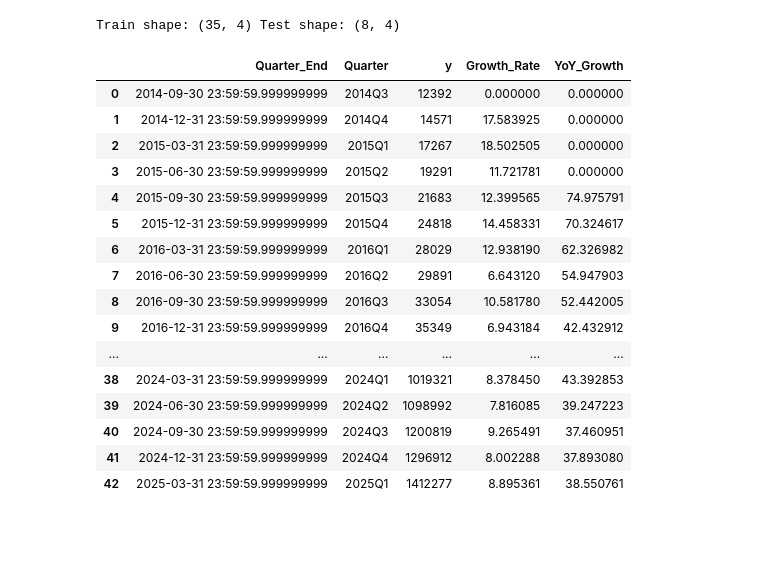
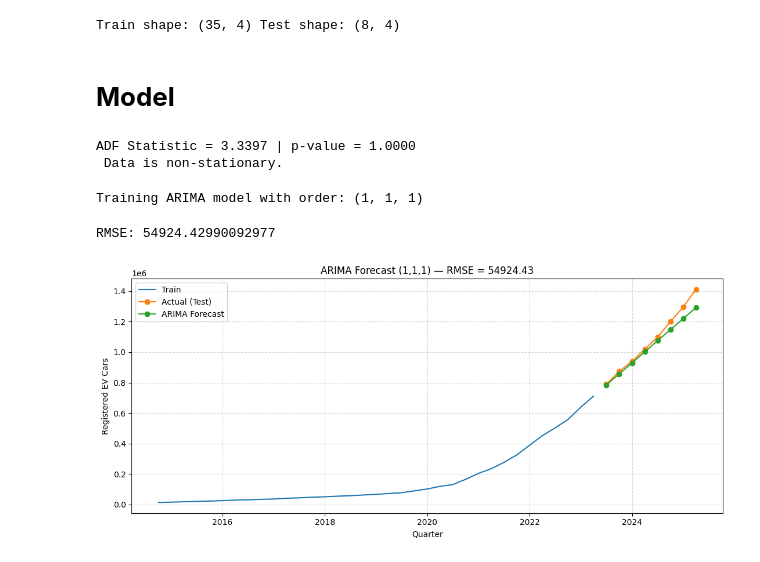
Before and after one commit to vinaykotadiya/ev-adoption-forecast, a Jupyter notebook: ZEV_Forcasting_Time_Series.ipynb, the cells around one changed output. Drawn from its saved outputs; the diff is of its cells as text; code cells hidden in the pictures; blank space fills up the shorter version.

Commit message:
Add machine learning models

```diff
--- a/ZEV_Forcasting_Time_Series.ipynb
+++ b/ZEV_Forcasting_Time_Series.ipynb
@@ -307,27 +311,52 @@ test  = trend_data.iloc[-n_test:].copy()
 print("Train shape:", train.shape, "Test shape:", test.shape)
 # %% [output]
 Train shape: (35, 4) Test shape: (8, 4)
-# %%
-# read the prophet-compatible dataset
-prophet_df = pd.read_csv('prophet_ev.csv')
-
-# display the dataframe
-display(prophet_df)
-# %% [output]
-|  | Quarter_End | Quarter | y | Growth_Rate | YoY_Growth |
-| 0 | 2014-09-30 23:59:59.999999999 | 2014Q3 | 12392 | 0.000000 | 0.000000 |
-| 1 | 2014-12-31 23:59:59.999999999 | 2014Q4 | 14571 | 17.583925 | 0.000000 |
-| 2 | 2015-03-31 23:59:59.999999999 | 2015Q1 | 17267 | 18.502505 | 0.000000 |
-| 3 | 2015-06-30 23:59:59.999999999 | 2015Q2 | 19291 | 11.721781 | 0.000000 |
-| 4 | 2015-09-30 23:59:59.999999999 | 2015Q3 | 21683 | 12.399565 | 74.975791 |
-| 5 | 2015-12-31 23:59:59.999999999 | 2015Q4 | 24818 | 14.458331 | 70.324617 |
-| 6 | 2016-03-31 23:59:59.999999999 | 2016Q1 | 28029 | 12.938190 | 62.326982 |
-| 7 | 2016-06-30 23:59:59.999999999 | 2016Q2 | 29891 | 6.643120 | 54.947903 |
-| 8 | 2016-09-30 23:59:59.999999999 | 2016Q3 | 33054 | 10.581780 | 52.442005 |
-| 9 | 2016-12-31 23:59:59.999999999 | 2016Q4 | 35349 | 6.943184 | 42.432912 |
-| ... | ... | ... | ... | ... | ... |
-| 38 | 2024-03-31 23:59:59.999999999 | 2024Q1 | 1019321 | 8.378450 | 43.392853 |
-| 39 | 2024-06-30 23:59:59.999999999 | 2024Q2 | 1098992 | 7.816085 | 39.247223 |
-| 40 | 2024-09-30 23:59:59.999999999 | 2024Q3 | 1200819 | 9.265491 | 37.460951 |
-| 41 | 2024-12-31 23:59:59.999999999 | 2024Q4 | 1296912 | 8.002288 | 37.893080 |
-| 42 | 2025-03-31 23:59:59.999999999 | 2025Q1 | 1412277 | 8.895361 | 38.550761 |
+# %% [markdown]
+# **Model**
+# %%
+# Check if data is stationary
+
+series = train['Registered_Cars'].dropna()
+
+adf_stat, p_value = adfuller(series)[:2]
+print(f"ADF Statistic = {adf_stat:.4f} | p-value = {p_value:.4f}")
+
+if p_value < 0.05:
+    print("Data is stationary.")
+else:
+    print(" Data is non-stationary.")
+# %% [output]
+ADF Statistic = 3.3397 | p-value = 1.0000
+ Data is non-stationary.
+# %%
+# Fit ARIMA model
+order = (1, 1, 1)  # (p, d, q)
+print("Training ARIMA model with order:", order)
+
+arima_model = ARIMA(train['Registered_Cars'], order=order).fit()
+# %% [output]
+Training ARIMA model with order: (1, 1, 1)
+# %%
+# Forecast next quarters & evaluate
+n_steps = len(test)
+forecast = arima_model.forecast(steps=n_steps)
+forecast = np.asarray(forecast)
+forecast_series = pd.Series(forecast, index=test.index)
+
+# calculate RMSE (error)
+rmse = np.sqrt(mean_squared_error(test['Registered_Cars'], forecast_series))
+print("RMSE:", rmse)
+
+# plot results
+plt.figure(figsize=(11,5))
+plt.plot(train.index, train['Registered_Cars'], label='Train')
+plt.plot(test.index, test['Registered_Cars'], marker='o', label='Actual (Test)')
+plt.plot(forecast_series.index, forecast_series, marker='o', label='ARIMA Forecast')
+plt.title(f'ARIMA Forecast (1,1,1) — RMSE = {rmse:.2f}')
+plt.xlabel('Quarter'); plt.ylabel('Registered EV Cars')
+plt.legend(); plt.grid(True, linestyle='--', alpha=0.5)
+plt.tight_layout();
+plt.show()
+# %% [output]
+RMSE: 54924.42990092977
+[figure, added]
```
Also changed, not shown: parts of 8 cells of this notebook.
